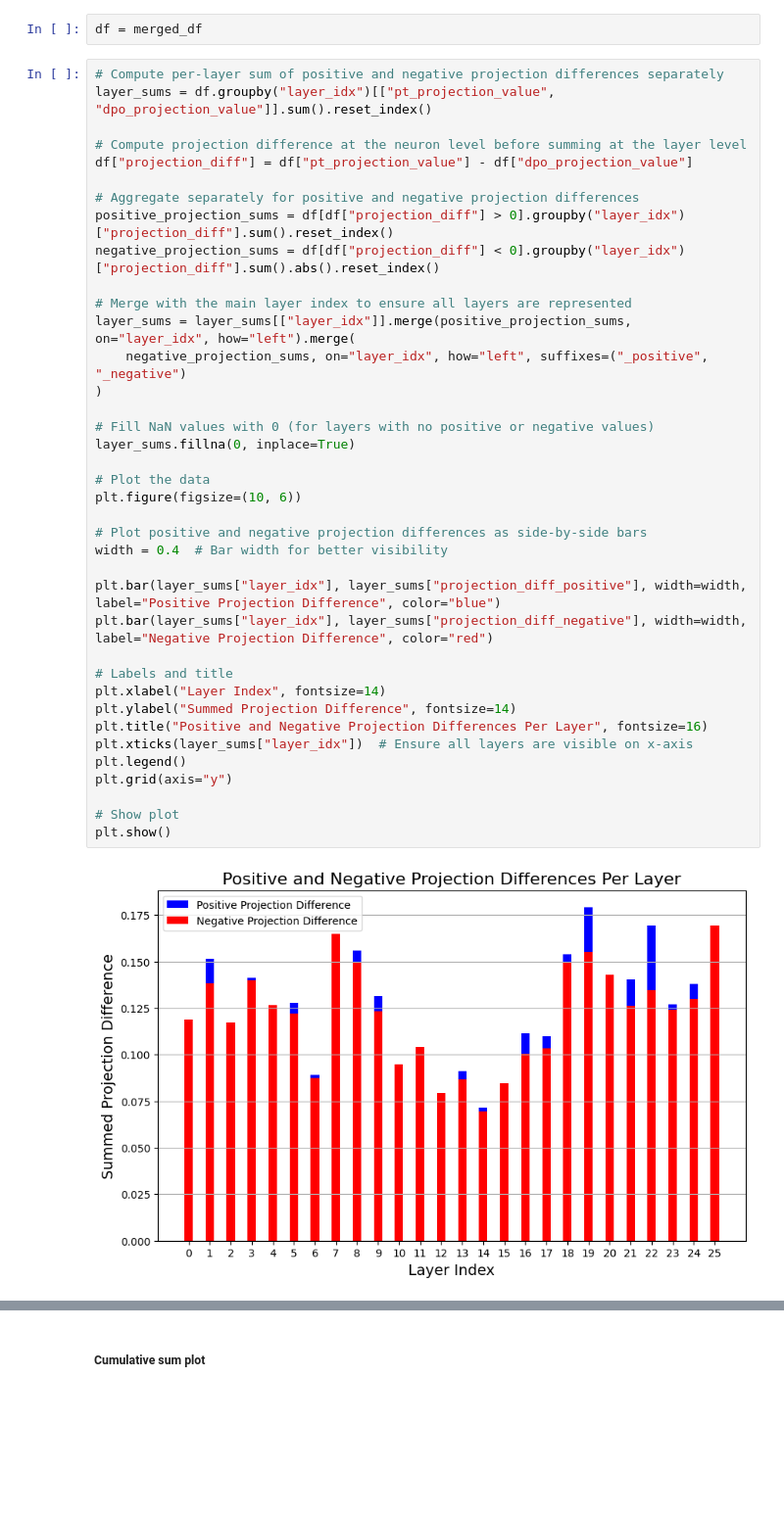
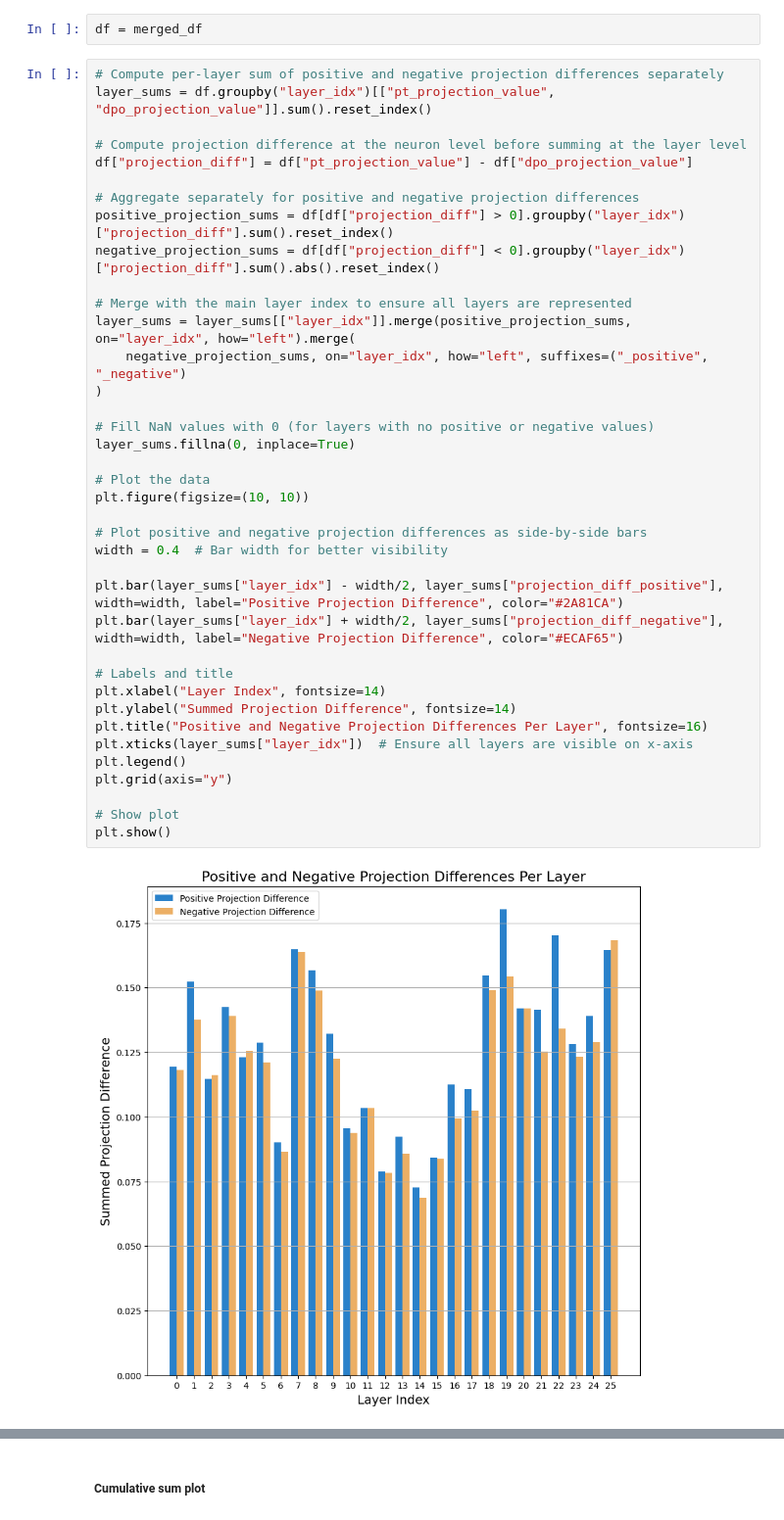
Before and after one commit to PamelaBha/MIB, a Jupyter notebook: toxicity/graphs/contribution_plot_gemma2.ipynb, the cells around one changed output, grey strips where cells are left out. Shown at 98% size. Cells and saved outputs as stored; diff of their text form; blank space fills up the shorter version.

Commit message:
Modified graphs.

```diff
--- a/toxicity/graphs/contribution_plot_gemma2.ipynb
+++ b/toxicity/graphs/contribution_plot_gemma2.ipynb
@@ -171,37 +171,37 @@ df["projection_diff"] = df["pt_projection_value"] - df["dpo_projection_value"]
 
 # Aggregate separately for positive and negative projection differences
 positive_projection_sums = df[df["projection_diff"] > 0].groupby("layer_idx")["projection_diff"].sum().reset_index()
 negative_projection_sums = df[df["projection_diff"] < 0].groupby("layer_idx")["projection_diff"].sum().abs().reset_index()
 
 # Merge with the main layer index to ensure all layers are represented
 layer_sums = layer_sums[["layer_idx"]].merge(positive_projection_sums, on="layer_idx", how="left").merge(
     negative_projection_sums, on="layer_idx", how="left", suffixes=("_positive", "_negative")
 )
 
 # Fill NaN values with 0 (for layers with no positive or negative values)
 layer_sums.fillna(0, inplace=True)
 
 # Plot the data
-plt.figure(figsize=(10, 6))
+plt.figure(figsize=(10, 10))
 
 # Plot positive and negative projection differences as side-by-side bars
 width = 0.4  # Bar width for better visibility
 
-plt.bar(layer_sums["layer_idx"], layer_sums["projection_diff_positive"], width=width, label="Positive Projection Difference", color="blue")
-plt.bar(layer_sums["layer_idx"], layer_sums["projection_diff_negative"], width=width, label="Negative Projection Difference", color="red")
+plt.bar(layer_sums["layer_idx"] - width/2, layer_sums["projection_diff_positive"], width=width, label="Positive Projection Difference", color="#2A81CA")
+plt.bar(layer_sums["layer_idx"] + width/2, layer_sums["projection_diff_negative"], width=width, label="Negative Projection Difference", color="#ECAF65")
 
 # Labels and title
 plt.xlabel("Layer Index", fontsize=14)
 plt.ylabel("Summed Projection Difference", fontsize=14)
 plt.title("Positive and Negative Projection Differences Per Layer", fontsize=16)
 plt.xticks(layer_sums["layer_idx"])  # Ensure all layers are visible on x-axis
 plt.legend()
 plt.grid(axis="y")
 
 # Show plot
 plt.show()
 # %% [output]
-[figure, old version]
+[figure, new version]
 # %%
 # Compute per-layer sum of positive and negative projection differences separately
 layer_sums = df.groupby("layer_idx")[["pt_projection_value", "dpo_projection_value"]].sum().reset_index()
```
Also changed, not shown: parts of 16 cells of this notebook, 20 other files.
